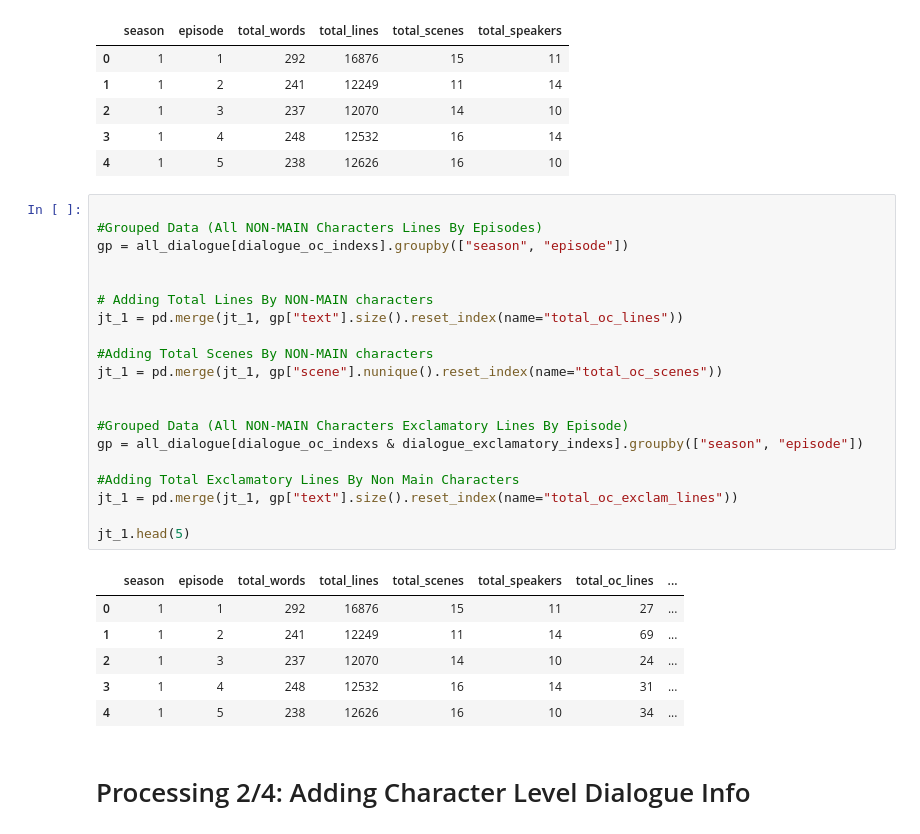
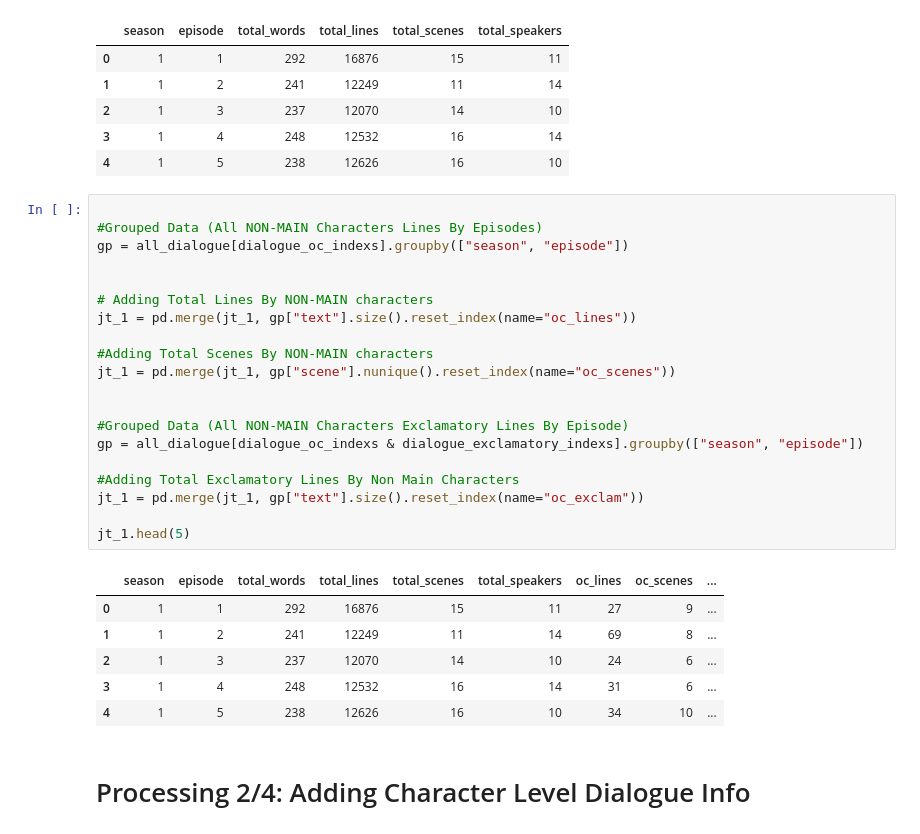
Before and after one commit to OMacgowan/episode_rating_predictor, a Jupyter notebook: main.ipynb, the cells around one changed output. Drawn from its saved outputs; the diff is of its cells as text.

```diff
--- a/main.ipynb
+++ b/main.ipynb
@@ -110,30 +110,30 @@ jt_1.head(5)
 # %%
 
 #Grouped Data (All NON-MAIN Characters Lines By Episodes)
 gp = all_dialogue[dialogue_oc_indexs].groupby(["season", "episode"])
 
 
 # Adding Total Lines By NON-MAIN characters
-jt_1 = pd.merge(jt_1, gp["text"].size().reset_index(name="total_oc_lines"))
+jt_1 = pd.merge(jt_1, gp["text"].size().reset_index(name="oc_lines"))
 
 #Adding Total Scenes By NON-MAIN characters
-jt_1 = pd.merge(jt_1, gp["scene"].nunique().reset_index(name="total_oc_scenes"))
+jt_1 = pd.merge(jt_1, gp["scene"].nunique().reset_index(name="oc_scenes"))
 
 
 #Grouped Data (All NON-MAIN Characters Exclamatory Lines By Episode)
 gp = all_dialogue[dialogue_oc_indexs & dialogue_exclamatory_indexs].groupby(["season", "episode"])
 
 #Adding Total Exclamatory Lines By Non Main Characters
-jt_1 = pd.merge(jt_1, gp["text"].size().reset_index(name="total_oc_exclam_lines"))
+jt_1 = pd.merge(jt_1, gp["text"].size().reset_index(name="oc_exclam"))
 
 jt_1.head(5)
 # %% [output]
-|  | season | episode | total_words | total_lines | total_scenes | total_speakers | total_oc_lines | ... |
-| 0 | 1 | 1 | 292 | 16876 | 15 | 11 | 27 | ... |
-| 1 | 1 | 2 | 241 | 12249 | 11 | 14 | 69 | ... |
-| 2 | 1 | 3 | 237 | 12070 | 14 | 10 | 24 | ... |
-| 3 | 1 | 4 | 248 | 12532 | 16 | 14 | 31 | ... |
-| 4 | 1 | 5 | 238 | 12626 | 16 | 10 | 34 | ... |
+|  | season | episode | total_words | total_lines | total_scenes | total_speakers | oc_lines | oc_scenes | ... |
+| 0 | 1 | 1 | 292 | 16876 | 15 | 11 | 27 | 9 | ... |
+| 1 | 1 | 2 | 241 | 12249 | 11 | 14 | 69 | 8 | ... |
+| 2 | 1 | 3 | 237 | 12070 | 14 | 10 | 24 | 6 | ... |
+| 3 | 1 | 4 | 248 | 12532 | 16 | 14 | 31 | 6 | ... |
+| 4 | 1 | 5 | 238 | 12626 | 16 | 10 | 34 | 10 | ... |
 # %% [markdown]
 # Processing 2/4: Adding Character Level Dialogue Info
 # %%
```
Also changed, not shown: parts of 8 cells of this notebook.
